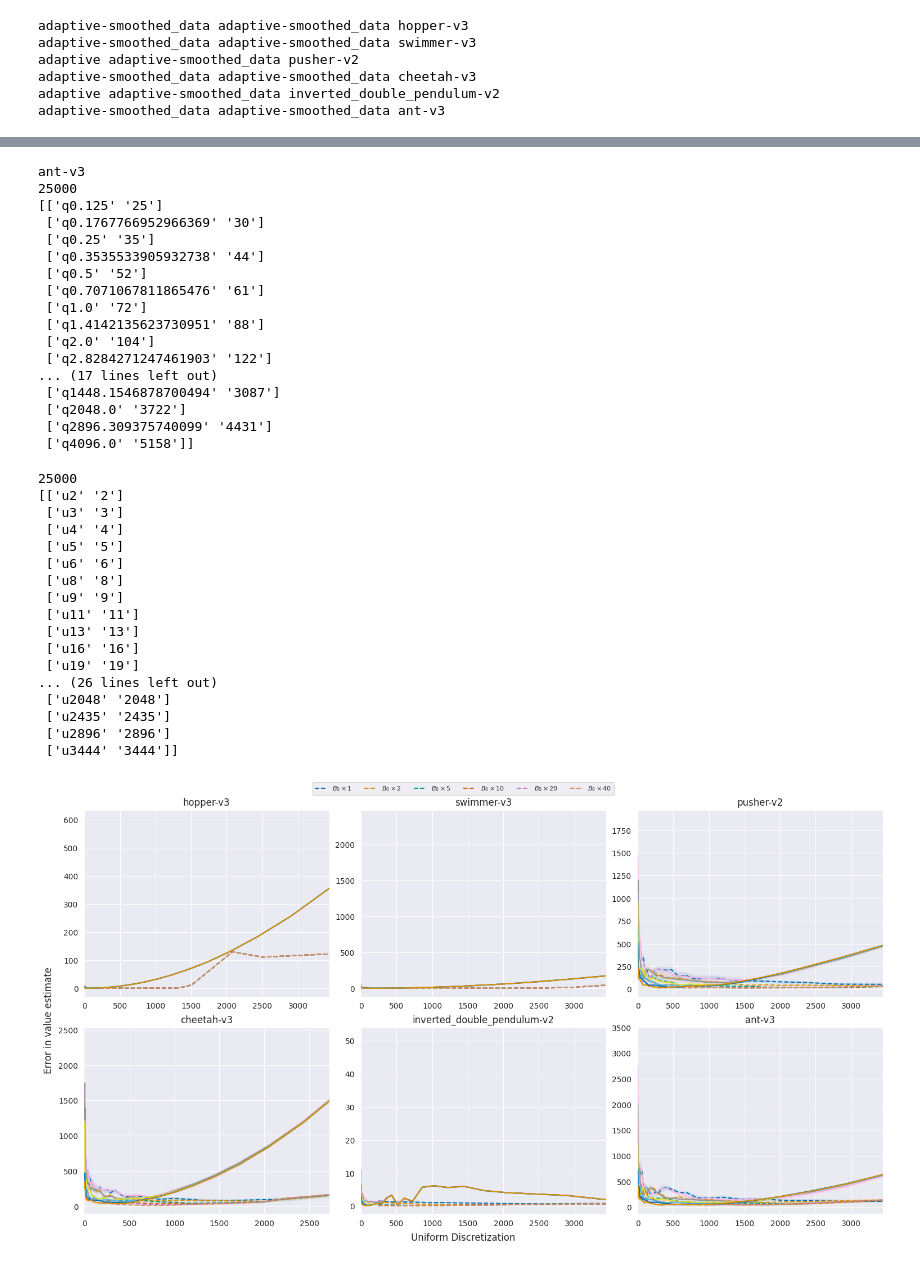
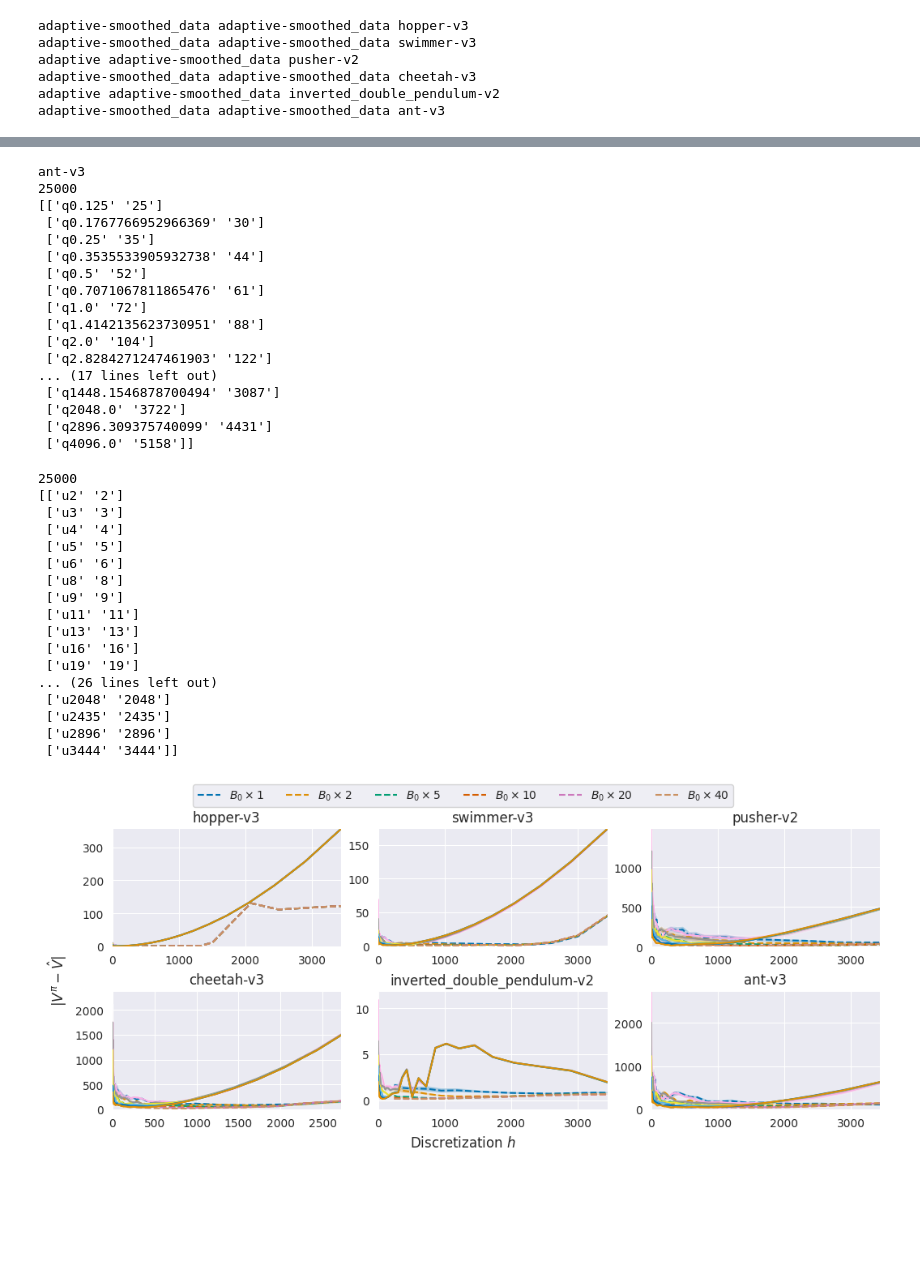
Before and after one commit to aa14k/adaptive_time, a Jupyter notebook: code/adaptive_time/notebooks/plot_mujoco-agg.ipynb, the cells around one changed output, grey strips where cells are left out. Drawn from its saved outputs; the diff is of its cells as text; code cells hidden in the pictures; blank space fills up the shorter version.

Commit message:
Updated plot

```diff
--- a/code/adaptive_time/notebooks/plot_mujoco-agg.ipynb
+++ b/code/adaptive_time/notebooks/plot_mujoco-agg.ipynb
@@ -361,12 +420,16 @@ map_env = {
 
 }
 # %%
+doc_width_pt = 750.0
 ncols = 3
-fig, axes = plt.subplots(nrows=len(env_names) // ncols, ncols=ncols, figsize=(15, 8), layout="constrained")
+nrows = len(env_names) // ncols
+# fig, axes = plt.subplots(nrows=len(env_names) // ncols, ncols=ncols, figsize=(15, 8), layout="constrained")
+fig, axes = plt.subplots(nrows=nrows, ncols=ncols, figsize=set_size(doc_width_pt, 1.0, (nrows, ncols)), layout="constrained")
 
 for env_i, env_name in enumerate(env_names):
     print(env_name)
     min_spacing = np.inf
+    max_err = 0.0
     for sampler_type_i, prefix in enumerate(["adaptive", "uniform"]):
     # for prefix in ["adaptive"]:
         if prefix.startswith("uniform"):
@@ -415,13 +478,17 @@ for env_i, env_name in enumerate(env_names):
                 sorted_spacing,
                 (y_means - y_stderrs),
                 (y_means + y_stderrs),
-                alpha=0.1
+                alpha=0.3
             )
+
+            if prefix.startswith("uniform") and max_err < np.max(y_means):
+                max_err = np.max(y_means)
         ax.set_title("{}".format(env_name))
         ax.set_xlim(-10, min_spacing)
+        ax.set_ylim(-1, max_err + 1)
 
-fig.supylabel("Error in value estimate")
-fig.supxlabel("Uniform Discretization")
+fig.supylabel("$| V^\\pi - \\hat{V} |$")
+fig.supxlabel("Discretization $h$")
 
 fig.legend(
     bbox_to_anchor=(0.0, 1.0, 1.0, 0.0),
@@ -429,10 +496,10 @@ fig.legend(
     ncols=6,
     borderaxespad=0.0,
     frameon=True,
-    fontsize="8",
+    fontsize="10",
 )
 # plt.show()
-fig.savefig("agg_res.pdf", dpi=600, format="pdf")
+plt.savefig("agg_res.pdf", dpi=600, format="pdf", bbox_inches="tight")
 # %% [output]
 hopper-v3
 8000
@@ -611,34 +678,34 @@ ant-v3
  ['q0.25' '35']
  ['q0.3535533905932738' '44']
  ['q0.5' '52']
  ['q0.7071067811865476' '61']
  ['q1.0' '72']
  ['q1.4142135623730951' '88']
  ['q2.0' '104']
  ['q2.8284271247461903' '122']
 ... (17 lines left out)
  ['q1448.1546878700494' '3087']
  ['q2048.0' '3722']
  ['q2896.309375740099' '4431']
  ['q4096.0' '5158']]
 25000
 [['u2' '2']
  ['u3' '3']
  ['u4' '4']
  ['u5' '5']
  ['u6' '6']
  ['u8' '8']
  ['u9' '9']
  ['u11' '11']
  ['u13' '13']
  ['u16' '16']
  ['u19' '19']
 ... (26 lines left out)
  ['u2048' '2048']
  ['u2435' '2435']
  ['u2896' '2896']
  ['u3444' '3444']]
-[figure, old version]
+[figure, new version]
 # %%
 # data = np.load("./data/inverted_double_pendulum-v2/Rewards_50000_1000_0.npy")
 # data = np.load("./data/ant-v3/Rewards_50000_1000_0.npy")
```
Also changed, not shown: parts of 1 cell of this notebook.
